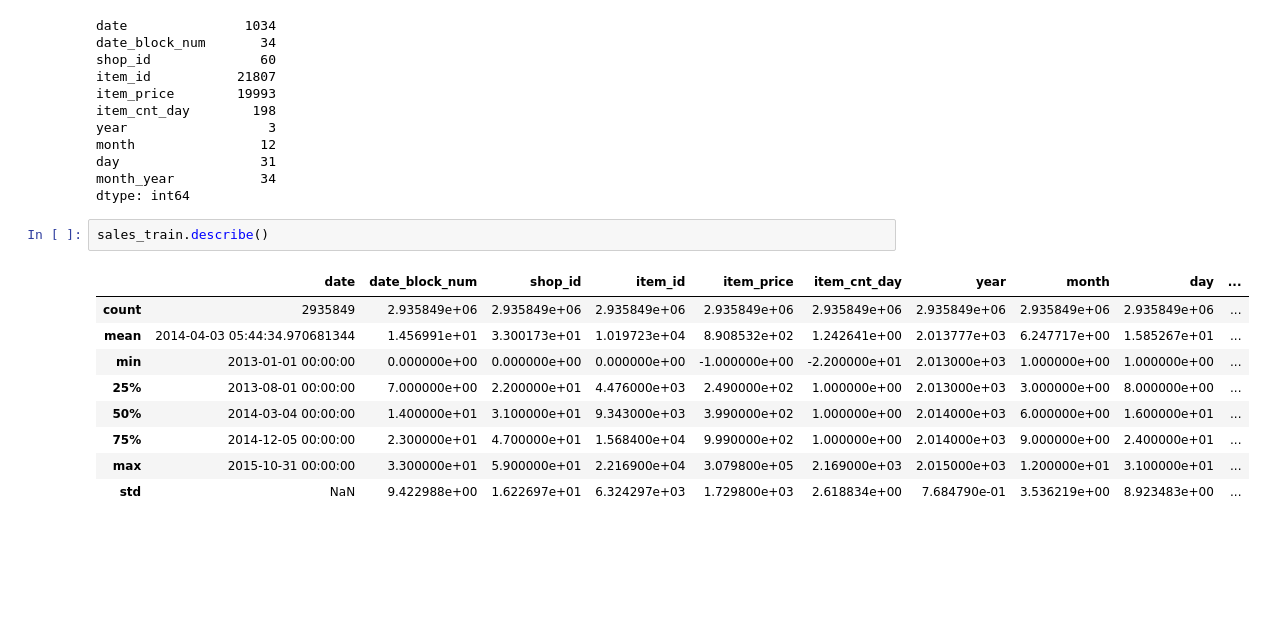
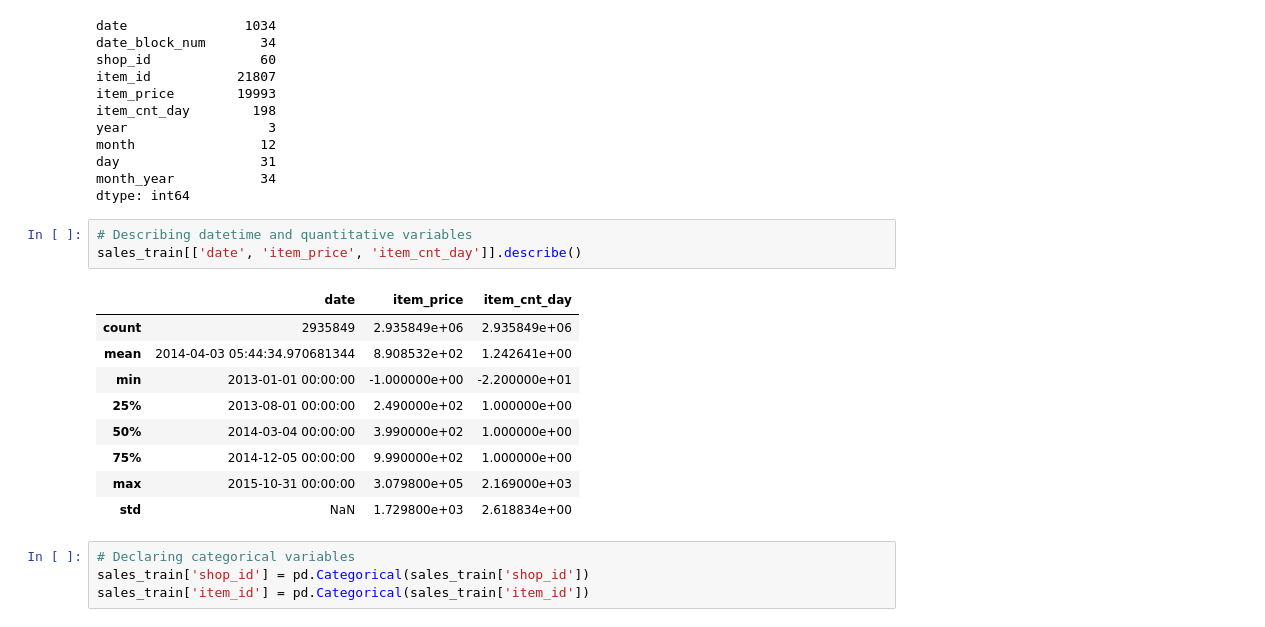
Before and after one commit to thaianle/future-sales-prediction, a Jupyter notebook: prediction_code.ipynb, the cells around one changed output. Saved outputs shown, nothing was run; the diff lists cells and outputs as text; blank space fills up the shorter version.

Commit message:
EDA work on different variables

```diff
--- a/prediction_code.ipynb
+++ b/prediction_code.ipynb
@@ -196,14 +197,19 @@ day                  31
 month_year           34
 dtype: int64
 # %%
-sales_train.describe()
+# Describing datetime and quantitative variables
+sales_train[['date', 'item_price', 'item_cnt_day']].describe()
 # %% [output]
-|  | date | date_block_num | shop_id | item_id | item_price | item_cnt_day | year | month | day | ... |
-| count | 2935849 | 2.935849e+06 | 2.935849e+06 | 2.935849e+06 | 2.935849e+06 | 2.935849e+06 | 2.935849e+06 | 2.935849e+06 | 2.935849e+06 | ... |
-| mean | 2014-04-03 05:44:34.970681344 | 1.456991e+01 | 3.300173e+01 | 1.019723e+04 | 8.908532e+02 | 1.242641e+00 | 2.013777e+03 | 6.247717e+00 | 1.585267e+01 | ... |
-| min | 2013-01-01 00:00:00 | 0.000000e+00 | 0.000000e+00 | 0.000000e+00 | -1.000000e+00 | -2.200000e+01 | 2.013000e+03 | 1.000000e+00 | 1.000000e+00 | ... |
-| 25% | 2013-08-01 00:00:00 | 7.000000e+00 | 2.200000e+01 | 4.476000e+03 | 2.490000e+02 | 1.000000e+00 | 2.013000e+03 | 3.000000e+00 | 8.000000e+00 | ... |
-| 50% | 2014-03-04 00:00:00 | 1.400000e+01 | 3.100000e+01 | 9.343000e+03 | 3.990000e+02 | 1.000000e+00 | 2.014000e+03 | 6.000000e+00 | 1.600000e+01 | ... |
-| 75% | 2014-12-05 00:00:00 | 2.300000e+01 | 4.700000e+01 | 1.568400e+04 | 9.990000e+02 | 1.000000e+00 | 2.014000e+03 | 9.000000e+00 | 2.400000e+01 | ... |
-| max | 2015-10-31 00:00:00 | 3.300000e+01 | 5.900000e+01 | 2.216900e+04 | 3.079800e+05 | 2.169000e+03 | 2.015000e+03 | 1.200000e+01 | 3.100000e+01 | ... |
-| std | NaN | 9.422988e+00 | 1.622697e+01 | 6.324297e+03 | 1.729800e+03 | 2.618834e+00 | 7.684790e-01 | 3.536219e+00 | 8.923483e+00 | ... |
+|  | date | item_price | item_cnt_day |
+| count | 2935849 | 2.935849e+06 | 2.935849e+06 |
+| mean | 2014-04-03 05:44:34.970681344 | 8.908532e+02 | 1.242641e+00 |
+| min | 2013-01-01 00:00:00 | -1.000000e+00 | -2.200000e+01 |
+| 25% | 2013-08-01 00:00:00 | 2.490000e+02 | 1.000000e+00 |
+| 50% | 2014-03-04 00:00:00 | 3.990000e+02 | 1.000000e+00 |
+| 75% | 2014-12-05 00:00:00 | 9.990000e+02 | 1.000000e+00 |
+| max | 2015-10-31 00:00:00 | 3.079800e+05 | 2.169000e+03 |
+| std | NaN | 1.729800e+03 | 2.618834e+00 |
+# %%
+# Declaring categorical variables
+sales_train['shop_id'] = pd.Categorical(sales_train['shop_id'])
+sales_train['item_id'] = pd.Categorical(sales_train['item_id'])
```
Also changed, not shown: parts of 19 cells of this notebook.
